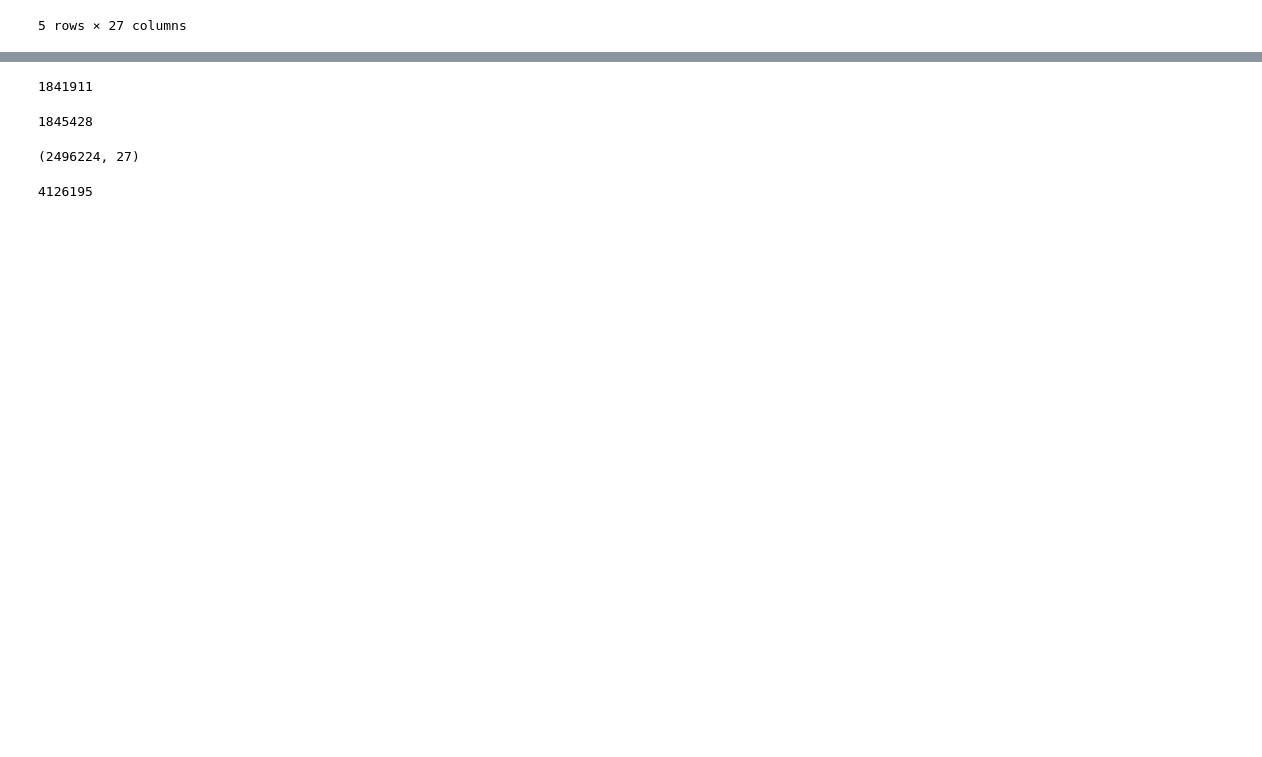
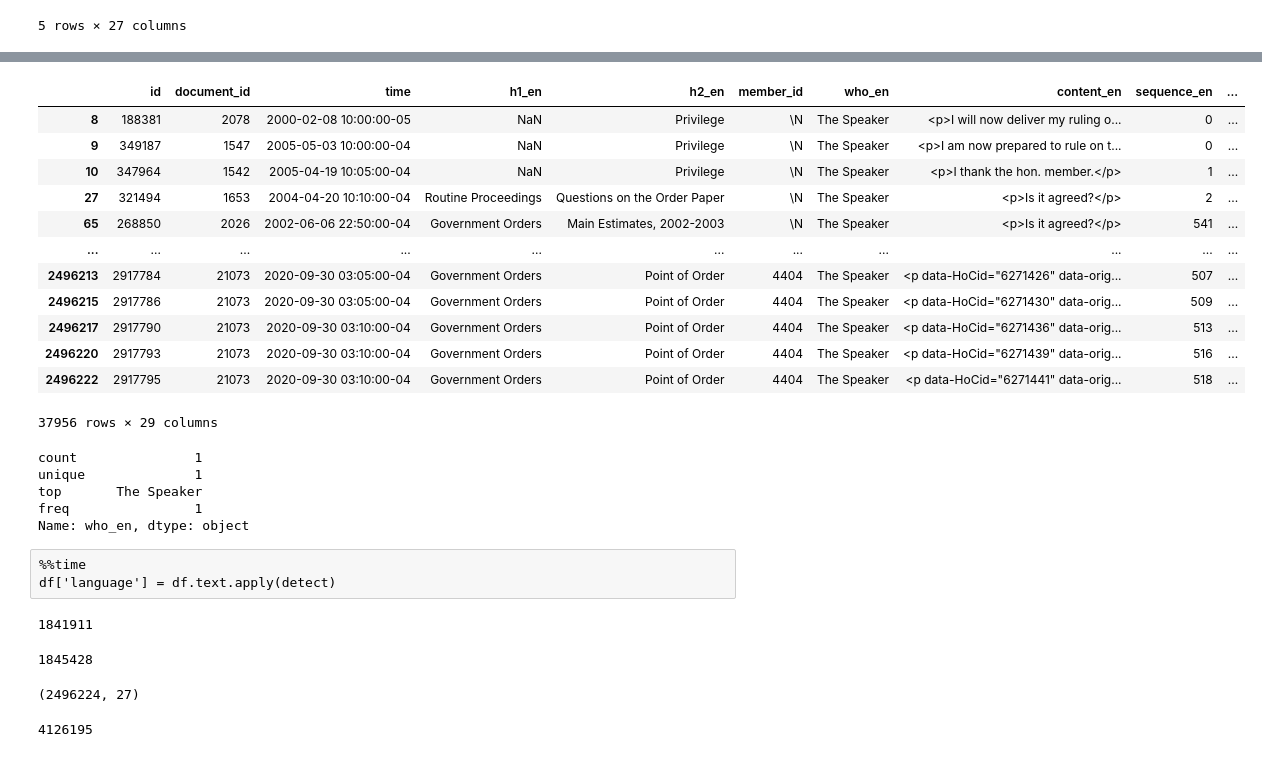
Before and after one commit to illtemperedklavier/openparliament-NLP, a Jupyter notebook: preprocessing/find english statements.ipynb, the cells around one changed output, grey strips where cells are left out. Saved outputs shown, nothing was run; the diff lists cells and outputs as text; code cells hidden in the pictures; blank space fills up the shorter version.

```diff
--- a/preprocessing/find english statements.ipynb
+++ b/preprocessing/find english statements.ipynb
@@ -26,3 +29,6 @@ df.head()
 | 3 | 291892 | 1748 | 2003-03-25 10:05:00-05 | NaN | NaN | \N | Some hon. members | <p>Agreed.</p> | 1 | ... |
 | 4 | 232374 | 1878 | 2001-05-03 13:50:00-04 | Government Orders | Federal-Provincial Fiscal Arrange... | \N | The Acting Speaker (Mr. Bélair) | <p>Is that agreed?</p> | 90 | ... |
 5 rows × 27 columns
+# %%
+%%time
+df['text'] = df.content_en.apply(lambda x: BeautifulSoup(x).text)
@@ -28,0 +37,3 @@ df.head()
+# %%
+%%time
+df['textlen'] = df.text.apply(len)
@@ -28,0 +42,16 @@ df.head()
+# %%
+df[df.who_en == 'The Speaker']
+# %% [output]
+|  | id | document_id | time | h1_en | h2_en | member_id | who_en | content_en | sequence_en | ... |
+| 8 | 188381 | 2078 | 2000-02-08 10:00:00-05 | NaN | Privilege | \N | The Speaker | <p>I will now deliver my ruling o... | 0 | ... |
+| 9 | 349187 | 1547 | 2005-05-03 10:00:00-04 | NaN | Privilege | \N | The Speaker | <p>I am now prepared to rule on t... | 0 | ... |
+| 10 | 347964 | 1542 | 2005-04-19 10:05:00-04 | NaN | Privilege | \N | The Speaker | <p>I thank the hon. member.</p> | 1 | ... |
+| 27 | 321494 | 1653 | 2004-04-20 10:10:00-04 | Routine Proceedings | Questions on the Order Paper | \N | The Speaker | <p>Is it agreed?</p> | 2 | ... |
+| 65 | 268850 | 2026 | 2002-06-06 22:50:00-04 | Government Orders | Main Estimates, 2002-2003 | \N | The Speaker | <p>Is it agreed?</p> | 541 | ... |
+| ... | ... | ... | ... | ... | ... | ... | ... | ... | ... | ... |
+| 2496213 | 2917784 | 21073 | 2020-09-30 03:05:00-04 | Government Orders | Point of Order | 4404 | The Speaker | <p data-HoCid="6271426" data-orig... | 507 | ... |
+| 2496215 | 2917786 | 21073 | 2020-09-30 03:05:00-04 | Government Orders | Point of Order | 4404 | The Speaker | <p data-HoCid="6271430" data-orig... | 509 | ... |
+| 2496217 | 2917790 | 21073 | 2020-09-30 03:10:00-04 | Government Orders | Point of Order | 4404 | The Speaker | <p data-HoCid="6271436" data-orig... | 513 | ... |
+| 2496220 | 2917793 | 21073 | 2020-09-30 03:10:00-04 | Government Orders | Point of Order | 4404 | The Speaker | <p data-HoCid="6271439" data-orig... | 516 | ... |
+| 2496222 | 2917795 | 21073 | 2020-09-30 03:10:00-04 | Government Orders | Point of Order | 4404 | The Speaker | <p data-HoCid="6271441" data-orig... | 518 | ... |
+37956 rows × 29 columns
@@ -28,0 +60,11 @@ df.head()
+# %%
+s.who_en.describe()
+# %% [output]
+count               1
+unique              1
+top       The Speaker
+freq                1
+Name: who_en, dtype: object
+# %% [raw]
+%%time
+df['language'] = df.text.apply(detect)
```
Also changed, not shown: parts of 7 cells of this notebook, 6 other files.
